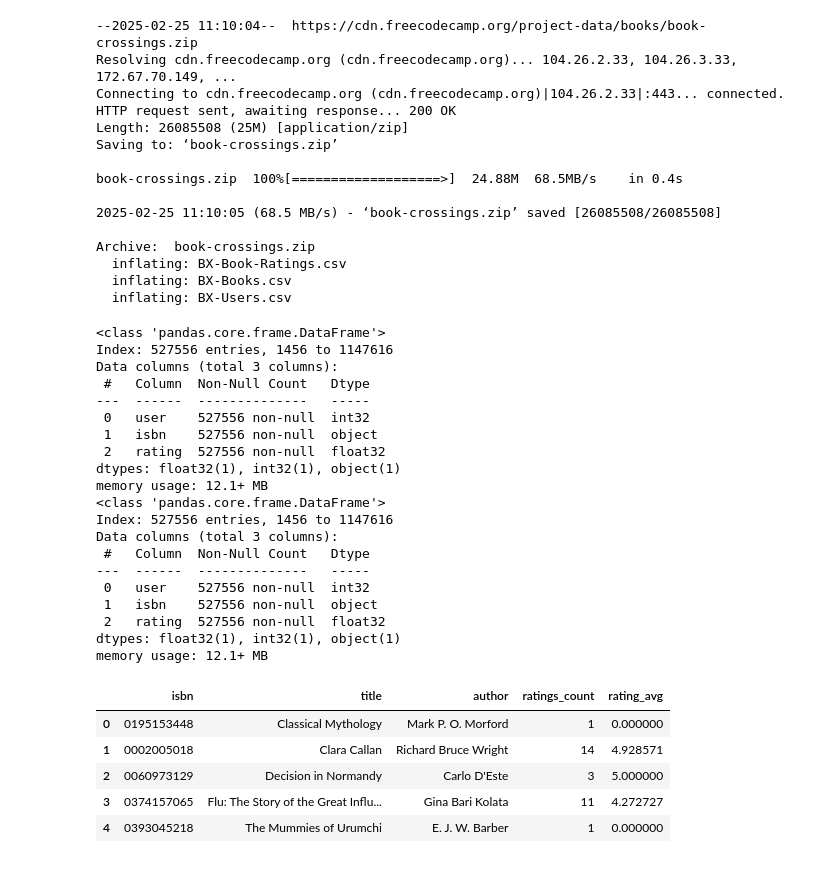
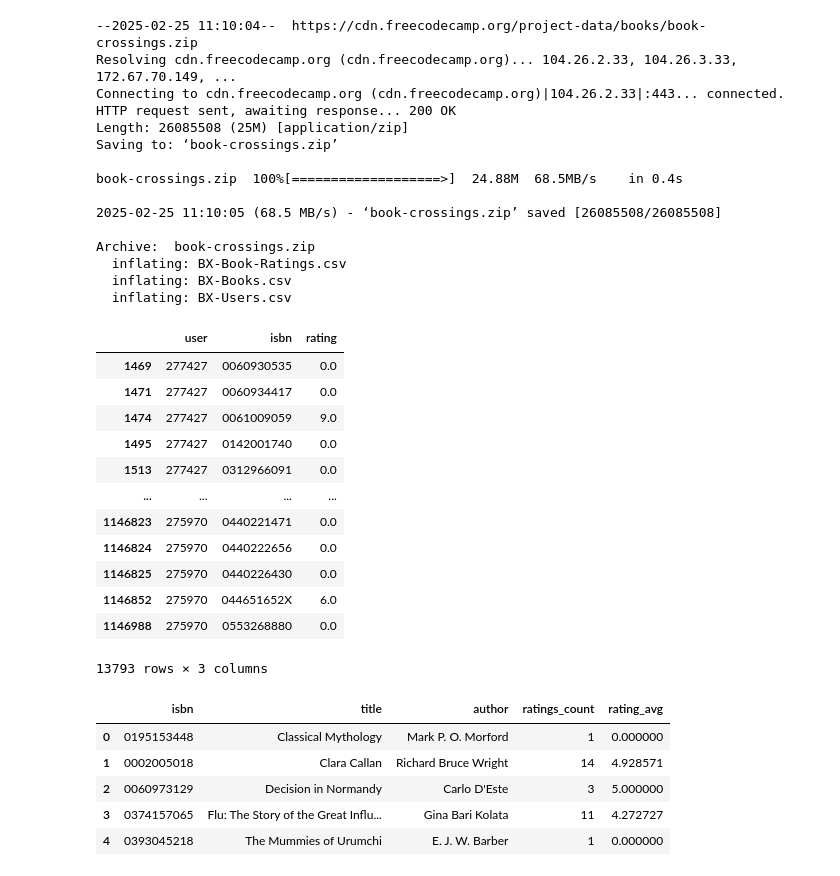
Before and after one commit to gbss91/book_recommendation, a Jupyter notebook: fcc_book_recommendation_knn.ipynb, the cells around one changed output. Drawn from its saved outputs; the diff is of its cells as text; code cells hidden in the pictures.

```diff
--- a/fcc_book_recommendation_knn.ipynb
+++ b/fcc_book_recommendation_knn.ipynb
@@ -49,31 +49,24 @@ df_ratings = pd.read_csv(
     usecols=['user', 'isbn', 'rating'],
     dtype={'user': 'int32', 'isbn': 'str', 'rating': 'float32'})
 # %%
-# Clean data - remove users whith less than 200 ratings
-print(df_ratings)
+# Clean data - remove users whith less than 200 ratings and books with less than 100
 df_filtered_ratings = df_ratings[df_ratings.groupby('user')['rating'].transform('count') >= 200]
-print(df_filtered_ratings)
+df_filtered_ratings = df_filtered_ratings[df_ratings.groupby('isbn')['rating'].transform('count') >= 100]
+df_filtered_ratings
 # %% [output]
+|  | user | isbn | rating |
+| 1469 | 277427 | 0060930535 | 0.0 |
+| 1471 | 277427 | 0060934417 | 0.0 |
+| 1474 | 277427 | 0061009059 | 9.0 |
+| 1495 | 277427 | 0142001740 | 0.0 |
+| 1513 | 277427 | 0312966091 | 0.0 |
+| ... | ... | ... | ... |
+| 1146823 | 275970 | 0440221471 | 0.0 |
+| 1146824 | 275970 | 0440222656 | 0.0 |
+| 1146825 | 275970 | 0440226430 | 0.0 |
+| 1146852 | 275970 | 044651652X | 6.0 |
+| 1146988 | 275970 | 0553268880 | 0.0 |
-<class 'pandas.core.frame.DataFrame'>
-Index: 527556 entries, 1456 to 1147616
-Data columns (total 3 columns):
- #   Column  Non-Null Count   Dtype
----  ------  --------------   -----
- 0   user    527556 non-null  int32
- 1   isbn    527556 non-null  object
- 2   rating  527556 non-null  float32
-dtypes: float32(1), int32(1), object(1)
-memory usage: 12.1+ MB
-<class 'pandas.core.frame.DataFrame'>
-Index: 527556 entries, 1456 to 1147616
-Data columns (total 3 columns):
- #   Column  Non-Null Count   Dtype
----  ------  --------------   -----
- 0   user    527556 non-null  int32
- 1   isbn    527556 non-null  object
- 2   rating  527556 non-null  float32
-dtypes: float32(1), int32(1), object(1)
-memory usage: 12.1+ MB
+13793 rows × 3 columns
 # %%
 # Create new dataframe
 rating_count = df_ratings.groupby('isbn')['rating'].count()
```
